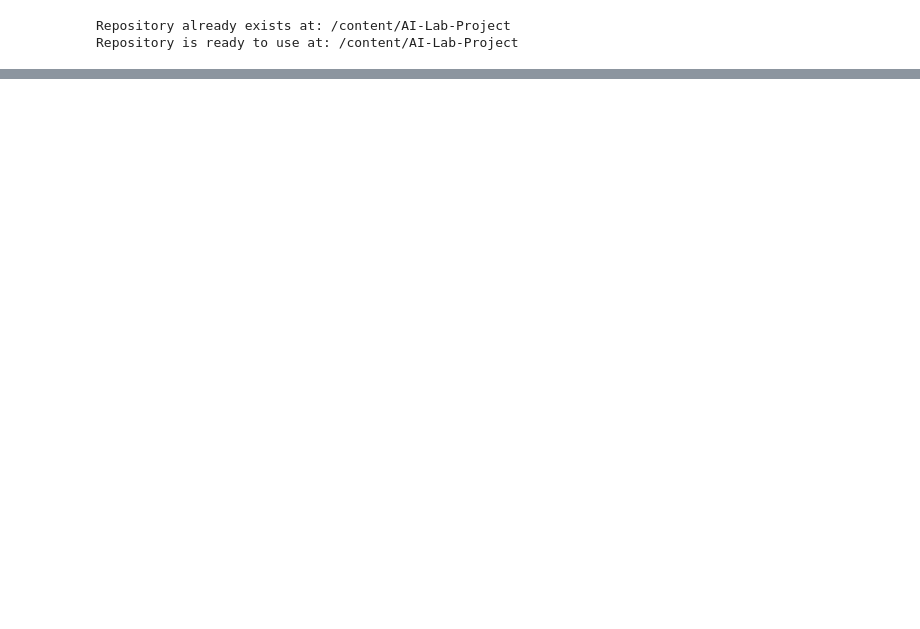
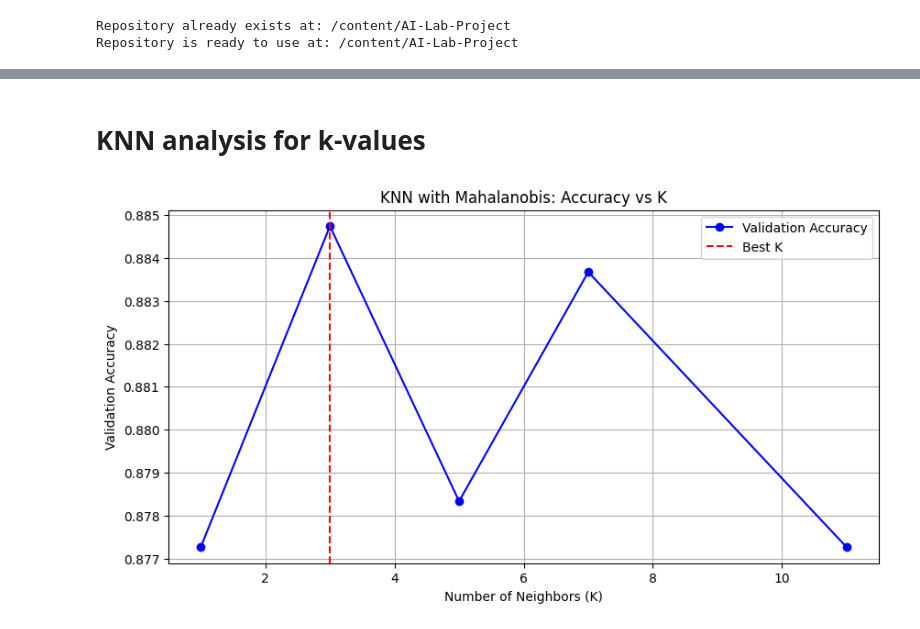
Before and after one commit to PriyanshuRao-code/AI-Lab-Project, a Jupyter notebook: team_24_supervised_learning.ipynb, the cells around one changed output, grey strips where cells are left out. Saved outputs shown, nothing was run; the diff lists cells and outputs as text; code cells hidden in the pictures; blank space fills up the shorter version.

```diff
--- a/team_24_supervised_learning.ipynb
+++ b/team_24_supervised_learning.ipynb
@@ -26,0 +161,15 @@ Repository is ready to use at: /content/AI-Lab-Project
+# %%
+def knn_mahalanobis(X_train, y_train, X_test, K):
+    # mean_vector = np.mean(X_train, axis=0)  # Compute mean of training data
+    cov_matrix = np.cov(X_train.T)
+    inv_cov_matrix = np.linalg.pinv(cov_matrix)  # Compute pseudo-inverse for stability
+    y_pred = []
+
+    for x in X_test:
+        distances = [mahalanobis_distance(x, X_train[i], inv_cov_matrix) for i in range(len(X_train))]
+        k_nearest_indices = np.argsort(distances)[:K]
+        k_nearest_labels = y_train[k_nearest_indices]
+        most_common_label = Counter(k_nearest_labels).most_common(1)[0][0]
+        y_pred.append(most_common_label)
+
+    return np.array(y_pred)
@@ -26,0 +327,41 @@ Repository is ready to use at: /content/AI-Lab-Project
+# %% [markdown]
+# **KNN analysis for k-values**
+# %%
+X_train, y_train, X_valid, y_valid, X_test, y_test = x_y_separation(df_final_train, df_final_valid, df_final_test)
+
+X_train_knn = np.array(X_train)
+X_valid_knn = np.array(X_valid)
+X_test_knn = np.array(X_test)
+
+y_train_knn = np.array(y_train)
+y_valid_knn = np.array(y_valid)
+y_test_knn = np.array(y_test)
+
+accuracies = []
+k_values = [1, 3, 5, 7, 11]
+for k in k_values:
+    y_valid_pred = knn_mahalanobis(X_train_knn, y_train_knn, X_valid_knn, k)
+    acc = accuracy_score(y_valid_knn, y_valid_pred)
+    accuracies.append(acc)
+
+  # Find the best K
+best_k = k_values[np.argmax(accuracies)]
+
+mean_vector = np.mean(X_train_knn, axis=0)
+cov_matrix = np.cov(X_train_knn.T)
+inv_cov_matrix = np.linalg.pinv(cov_matrix)
+knn_final = KNeighborsClassifier(n_neighbors=best_k, metric="mahalanobis", metric_params={"VI": inv_cov_matrix})
+knn_final.fit(X_train_knn, y_train_knn)
+
+
+plt.figure(figsize=(10, 5))
+plt.plot(k_values, accuracies, marker='o', linestyle='-', color='blue', label="Validation Accuracy")
+plt.axvline(x=best_k, color='red', linestyle='--', label="Best K")
+plt.xlabel("Number of Neighbors (K)")
+plt.ylabel("Validation Accuracy")
+plt.title("KNN with Mahalanobis: Accuracy vs K")
+plt.legend()
+plt.grid()
+plt.show()
+# %% [output]
+[figure, added]
```
Also changed, not shown: parts of 13 cells of this notebook.
